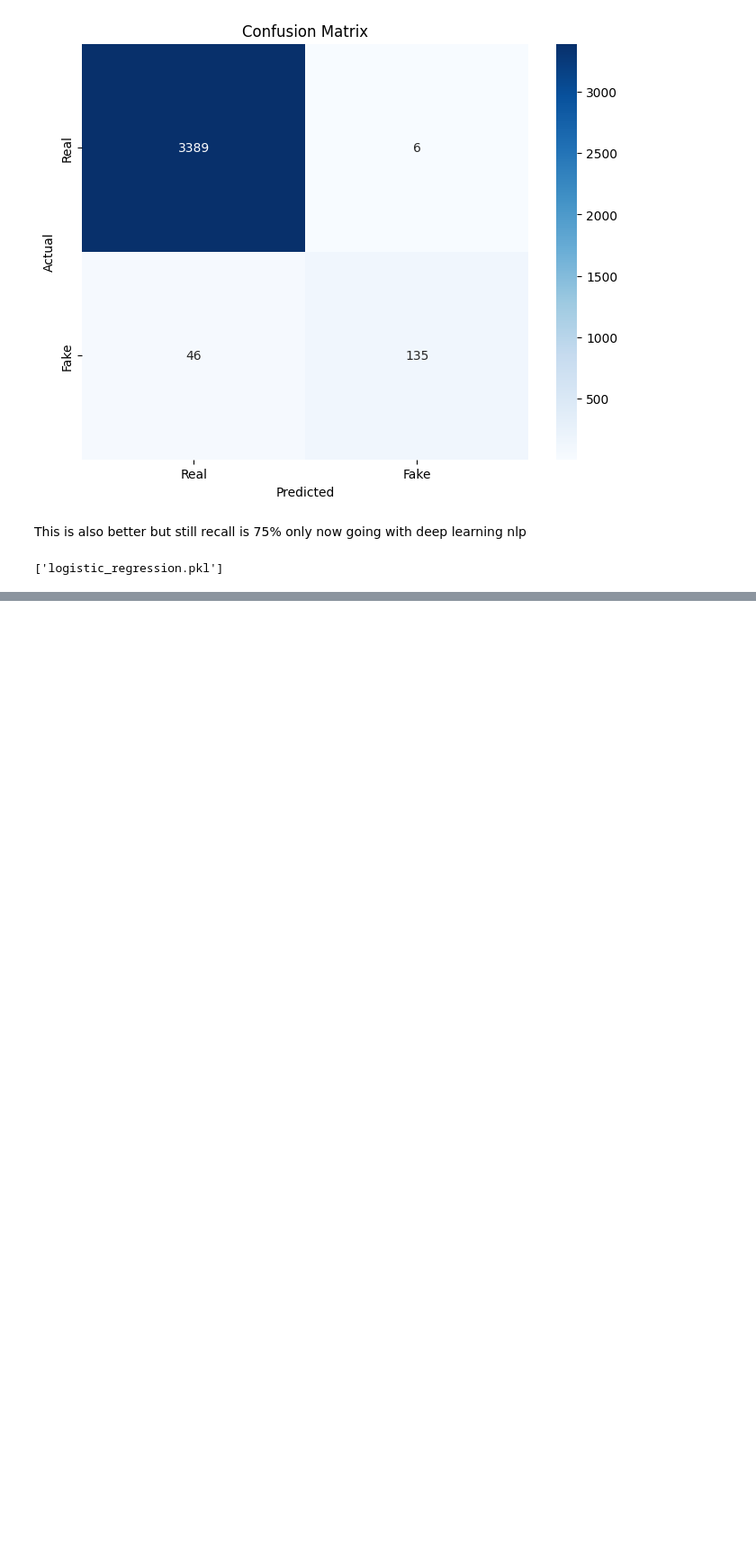
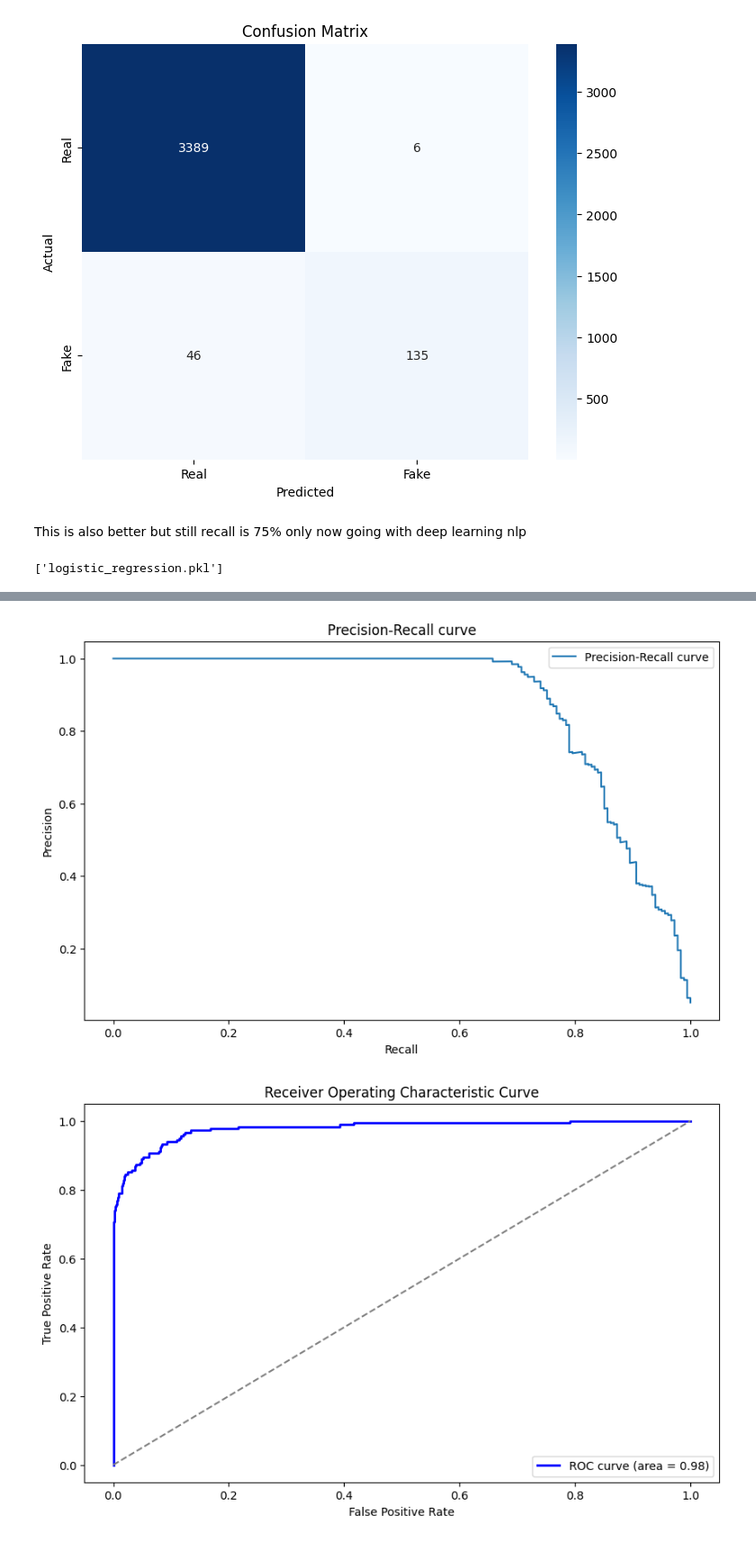
Before and after one commit to VictorAbhi/Job_Scam_Prediction, a Jupyter notebook: job_scam_prediction.ipynb, the cells around one changed output, grey strips where cells are left out. Shown at 90% size. Cells and saved outputs as stored; diff of their text form; code cells hidden in the pictures; blank space fills up the shorter version.

```diff
--- a/job_scam_prediction.ipynb
+++ b/job_scam_prediction.ipynb
@@ -521,0 +595,71 @@ joblib.dump(logreg, 'logistic_regression.pkl')
+# %%
+precision, recall, _ = precision_recall_curve(y_test, y_proba)
+
+plt.figure(figsize=(10, 6))
+plt.plot(recall, precision, label='Precision-Recall curve')
+plt.xlabel('Recall')
+plt.ylabel('Precision')
+plt.title('Precision-Recall curve')
+plt.legend(loc='best')
+plt.show()
+
+# Plot ROC Curve
+fpr, tpr, _ = roc_curve(y_test, y_proba)
+roc_auc = auc(fpr, tpr)
+
+plt.figure(figsize=(10, 6))
+plt.plot(fpr, tpr, color='blue', lw=2, label=f'ROC curve (area = {roc_auc:.2f})')
+plt.plot([0, 1], [0, 1], color='gray', linestyle='--')
+plt.xlabel('False Positive Rate')
+plt.ylabel('True Positive Rate')
+plt.title('Receiver Operating Characteristic Curve')
+plt.legend(loc='best')
+plt.show()
+
+# Confusion Matrix and Classification Report
+print("Confusion Matrix:")
+print(confusion_matrix(y_test, y_pred_best))
+
+print("Classification Report:")
+print(classification_report(y_test, y_pred_best))
+
+# Hyperparameter Tuning with GridSearchCV
+param_grid = {
+    'n_estimators': [50, 100, 200],
+    'max_depth': [3, 6, 10],
+    'learning_rate': [0.01, 0.1, 0.2],
+    'subsample': [0.8, 1.0],
+    'colsample_bytree': [0.8, 1.0]
+}
+
+grid_search = GridSearchCV(estimator=xgb_model, param_grid=param_grid, cv=5, n_jobs=-1, scoring='f1')
+grid_search.fit(X_train_tfidf, y_train)
+
+print("Best Hyperparameters from GridSearchCV:")
+print(grid_search.best_params_)
+print("Best F1 Score from GridSearchCV:")
+print(grid_search.best_score_)
+
+# Re-evaluate the best model from GridSearchCV
+best_xgb_model = grid_search.best_estimator_
+y_proba_best = best_xgb_model.predict_proba(X_test)[:, 1]
+
+# Get the best threshold for the tuned model
+best_f1 = 0
+best_threshold = 0
+for threshold in thresholds:
+    y_pred = (y_proba_best >= threshold).astype(int)
+    f1 = f1_score(y_test, y_pred)
+    if f1 > best_f1:
+        best_f1 = f1
+        best_threshold = threshold
+
+print(f"Best Threshold after Hyperparameter Tuning: {best_threshold}")
+print(f"Best F1 Score after Hyperparameter Tuning: {best_f1}")
+
+y_pred_best_tuned = (y_proba_best >= best_threshold).astype(int)
+accuracy_tuned = accuracy_score(y_test, y_pred_best_tuned)
+print(f"Accuracy with Best Threshold (after Hyperparameter Tuning): {accuracy_tuned}")
+# %% [output]
+[figure, added]
+[figure, added]
```
Also changed, not shown: parts of 5 cells of this notebook.
